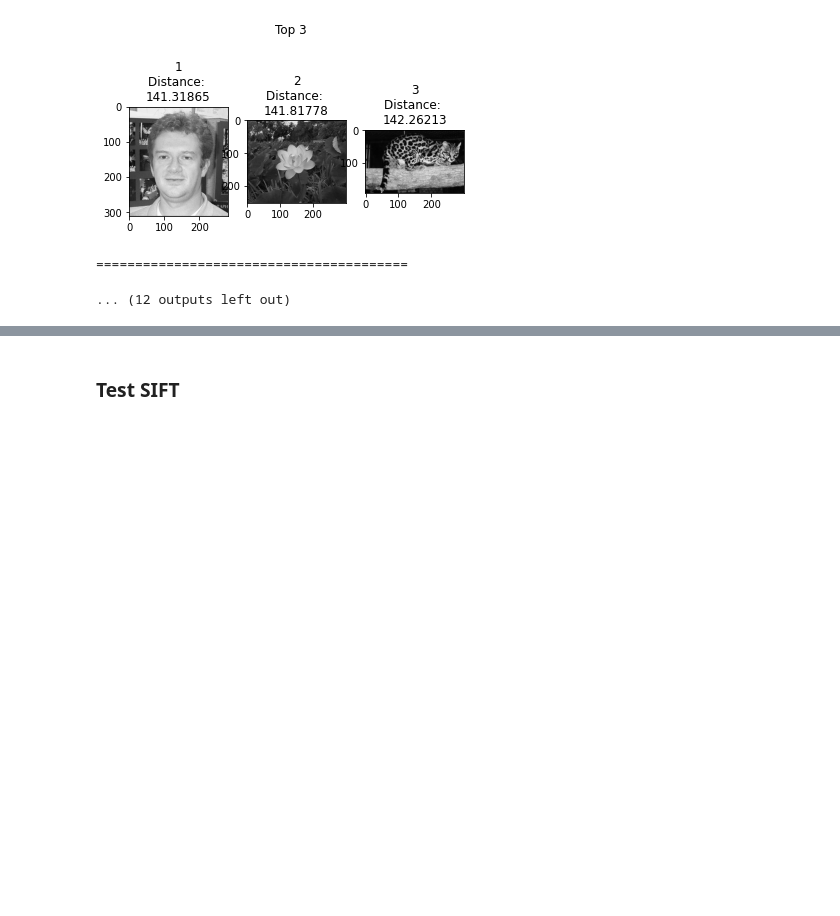
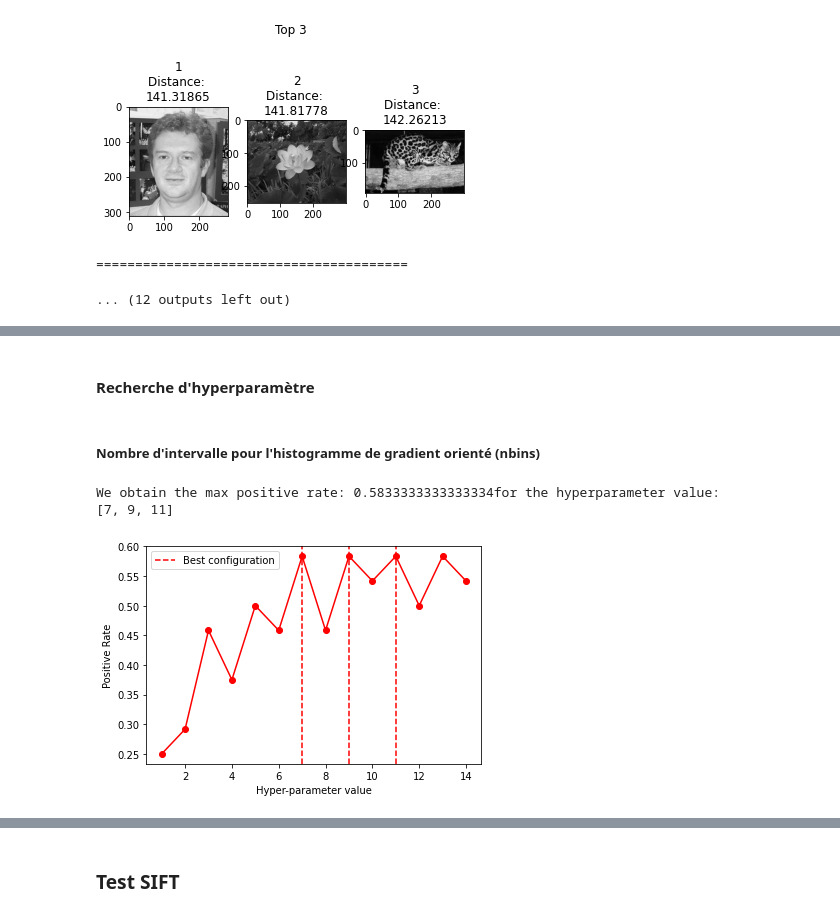
Before and after one commit to GuillaumeGirouard/INF6804, a Jupyter notebook: TP1_INF6804.ipynb, the cells around one changed output, grey strips where cells are left out. Saved outputs shown, nothing was run; the diff lists cells and outputs as text; code cells hidden in the pictures; blank space fills up the shorter version.

```diff
--- a/TP1_INF6804.ipynb
+++ b/TP1_INF6804.ipynb
@@ -433,7 +441,7 @@ top3
   ('database\\airplane_5.jpg', 'airplane', 134.43779)]}
 # %%
 for label in img_labels:
-        top3=get_top3(label)
+        top3=get_top3(label,query_descriptors,database_descriptors, lambda a,b: np.linalg.norm(a-b))
         showtop3(top3)
 # %% [output]
 [figure]
@@ -480,0 +502,46 @@ def get_positive_rate(img_labels,method="HOG",wheightWithTop=True):
+# %% [markdown]
+#### Recherche d'hyperparamètre
+# %%
+def plot_hyperparameter_tuning(res,x_label_orientation="horizontal"):
+    plt.plot(res.keys(),res.values(),'-ro')
+    keys_with_max=[key for key,value in res.items() if value==max(res.values())]
+    print("We obtain the max positive rate: "+str(max(res.values()))+"for the hyperparameter value:\n"+str(keys_with_max))
+    for key in keys_with_max:
+        axv=plt.axvline(key, color="red", ls="--")
+    if x_label_orientation=="vertical":
+        plt.xticks(rotation=90)
+    plt.ylabel("Positive Rate")
+    plt.xlabel("Hyper-parameter value")
+    axv.set_label("Best configuration")
+    plt.legend()
+    plt.show()
+# %%
+blockSize = (8,8)
+blockStride = (4,4)
+cellSize = (4,4)
+nbins = 9
+derivAperture = 1
+winSigma = 4.
+histogramNormType = 0
+L2HysThreshold = 2.0000000000000001e-01
+gammaCorrection = 0
+nlevels = 64
+winSize=((sizeX//cellSize[1])*cellSize[1],(sizeY//cellSize[0])*cellSize[0])
+# %% [markdown]
+##### Nombre d'intervalle pour l'histogramme de gradient orienté (nbins)
+# %%
+res={}
+for i in range(1,15,1):
+    nbins=i
+    hog = cv2.HOGDescriptor(winSize,blockSize,blockStride,cellSize,nbins,derivAperture,winSigma,
+                            histogramNormType,L2HysThreshold,gammaCorrection,nlevels)
+    #hog = cv2.HOGDescriptor(_winSize=winSize,_blockSize=blockSize,_blockStride=blockStride,_cellSize=cellSize,_nbins=i,_derivAperture=derivAperture,
+    #_winSigma=winSigma,_histogramNormType=histogramNormType,_L2HysThreshold=L2HysThreshold,_gammaCorrection=gammaCorrection,_nlevels=nlevels)
+    positive_rate=get_positive_rate(img_labels,get_queries_HOGdescriptors(hog),get_database_HOGdescriptors(hog),wheightWithTop=False)
+    res[i]=positive_rate
+# %%
+plot_hyperparameter_tuning(res)
+# %% [output]
+We obtain the max positive rate: 0.5833333333333334for the hyperparameter value:
+[7, 9, 11]
+[figure, added]
```
Also changed, not shown: parts of 41 cells of this notebook.
